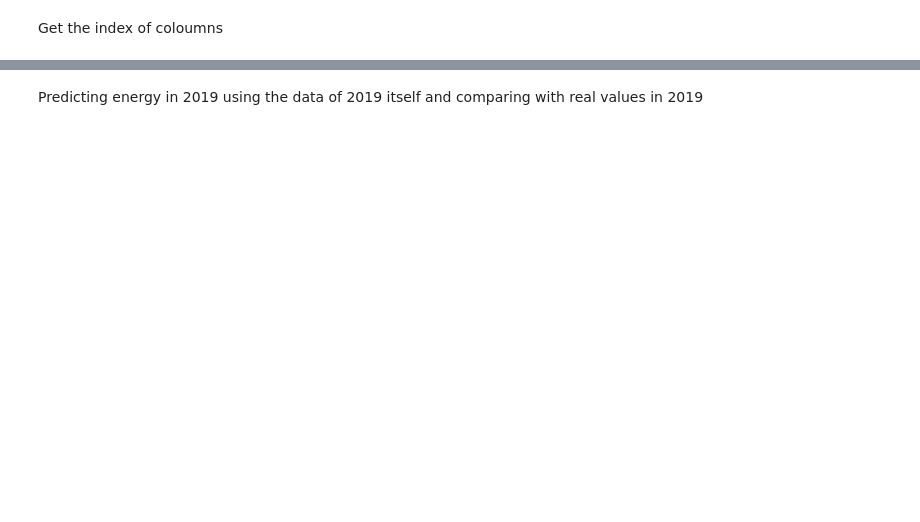
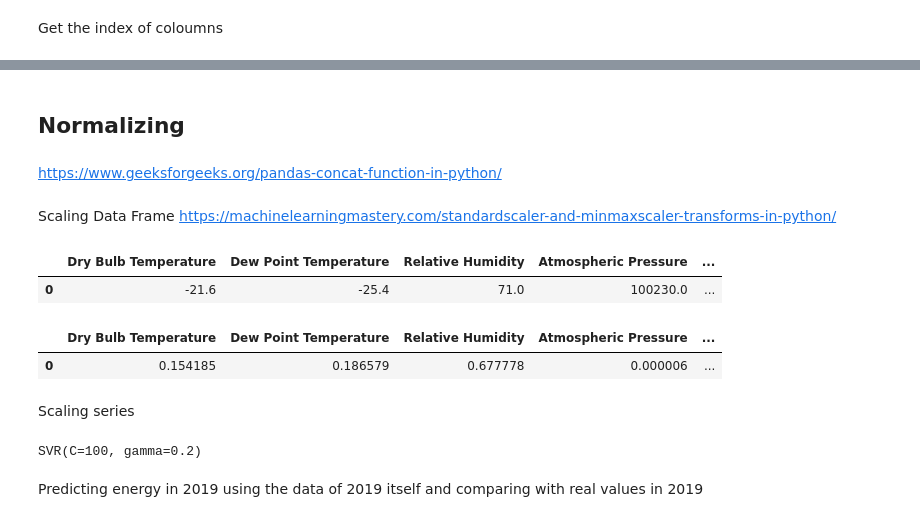
Before and after one commit to sajad95/Heat, a Jupyter notebook: FastCodeImpactofweatherXGB.ipynb, the cells around one changed output, grey strips where cells are left out. Drawn from its saved outputs; the diff is of its cells as text; code cells hidden in the pictures; blank space fills up the shorter version.

```diff
--- a/FastCodeImpactofweatherXGB.ipynb
+++ b/FastCodeImpactofweatherXGB.ipynb
@@ -145,19 +111,20 @@ Index(['Dry Bulb Temperature', 'Dew Point Temperature', 'Relative Humidity',
 val_inputs = val_df[input_cols].copy()
 val_targets = val_df[target_col].copy()
 test_inputs = test_df[input_cols].copy()
+test_inputs_sc = test_df[input_cols].copy()
 test_targets = test_df[target_col].copy()
 train_inputs = train_df[input_cols].copy()
+train_inputs_sc = train_df[input_cols].copy()
 train_targets = train_df[target_col].copy()
 test_inputs_TMY = TMY_df3[input_cols_TMY2].copy()
+test_inputs_TMY_sc = TMY_df3[input_cols_TMY2].copy()
 test_targets_TMY = TMY_df3[target_col_TMY2].copy()
 
-# developing model
-model = xgb.XGBRegressor(objective ='reg:linear', colsample_bytree = 0.5, learning_rate = 0.1,
-                max_depth = 10,reg_lambda=10, alpha = 6, n_estimators = 120)
+## developing model
 
-# fitting model on training data
-model.fit(train_inputs, train_targets)
 
-preds3 = model.predict(test_inputs)
 
-preds4 = model.predict(test_inputs_TMY)
+model = SVR(kernel='rbf', C=100, gamma=0.2)
+
+model1 = xgb.XGBRegressor(objective ='reg:linear', colsample_bytree = 0.5, learning_rate = 0.2,
+                max_depth = 10,reg_lambda=10, alpha = 6, n_estimators = 100)
@@ -165,0 +131,2 @@ preds4 = model.predict(test_inputs_TMY)
+# %% [markdown]
+## Normalizing
@@ -165,0 +138,11 @@ preds4 = model.predict(test_inputs_TMY)
+# %% [markdown]
+
+https://www.geeksforgeeks.org/pandas-concat-function-in-python/
+# %% [markdown]
+Scaling Data Frame
+https://machinelearningmastery.com/standardscaler-and-minmaxscaler-transforms-in-python/
+# %%
+train_inputs.head(1)
+# %% [output]
+|  | Dry Bulb Temperature | Dew Point Temperature | Relative Humidity | Atmospheric Pressure | ... |
+| 0 | -21.6 | -25.4 | 71.0 | 100230.0 | ... |
@@ -165,0 +153,7 @@ preds4 = model.predict(test_inputs_TMY)
+# %%
+train_inputs_sc.head(1)
+# %% [output]
+|  | Dry Bulb Temperature | Dew Point Temperature | Relative Humidity | Atmospheric Pressure | ... |
+| 0 | 0.154185 | 0.186579 | 0.677778 | 0.000006 | ... |
+# %% [markdown]
+Scaling series
@@ -165,0 +168,4 @@ preds4 = model.predict(test_inputs_TMY)
+# %%
+model.fit(train_inputs_sc, train_targets_sc)
+# %% [output]
+SVR(C=100, gamma=0.2)
```
Also changed, not shown: parts of 68 cells of this notebook.
